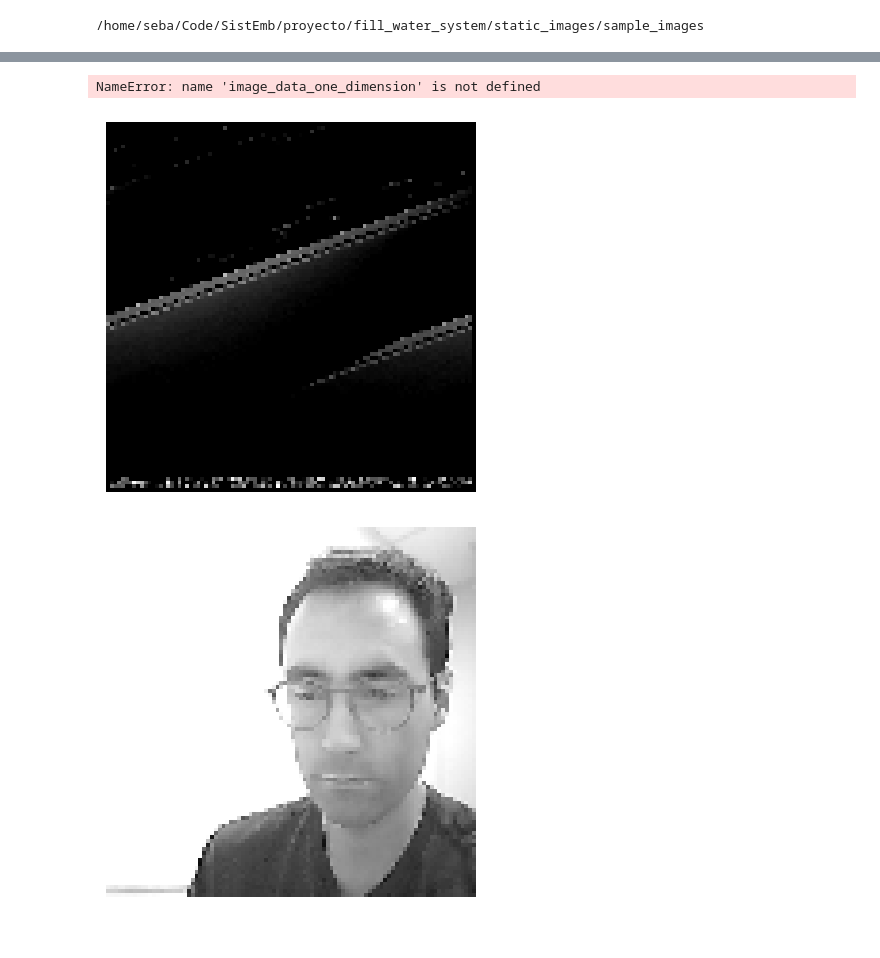
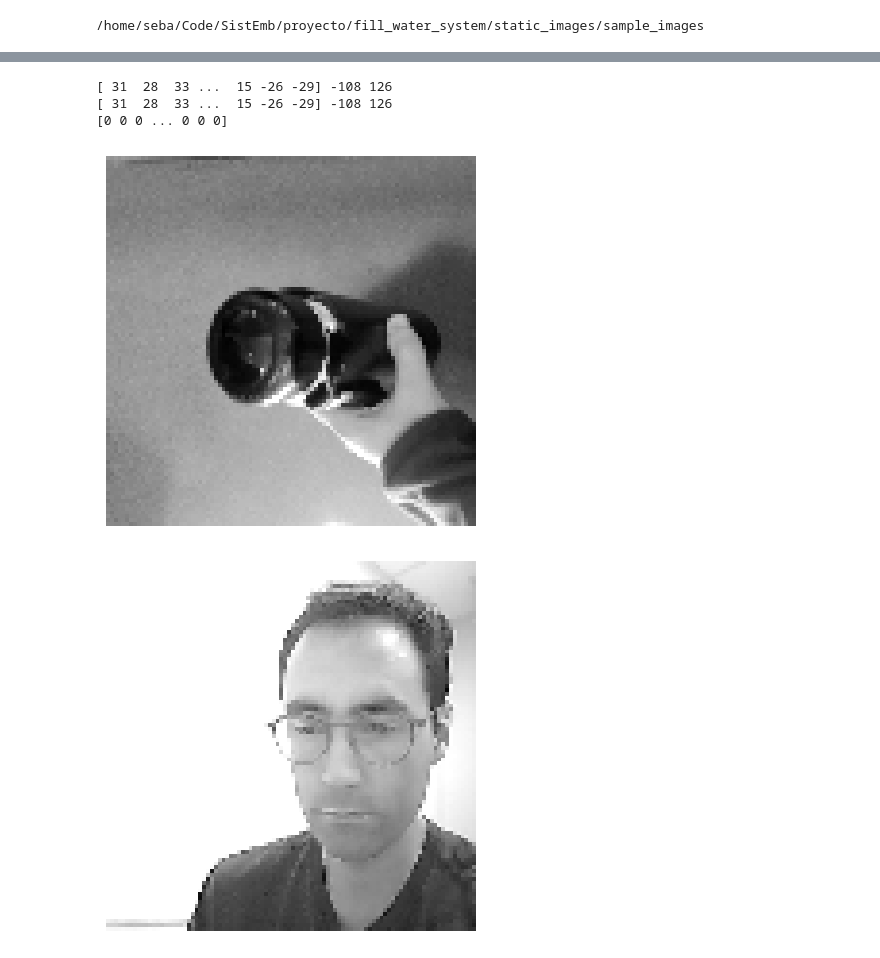
Before and after one commit to Sladon/fill_water_system, a Jupyter notebook: image.ipynb, the cells around one changed output, grey strips where cells are left out. Cells and saved outputs as stored; diff of their text form; code cells hidden in the pictures.

```diff
--- a/image.ipynb
+++ b/image.ipynb
@@ -13,7 +13,7 @@ from PIL import Image
 import io
 import os
 # %%
-WIDTH, HEIGHT = 98, 98
+WIDTH, HEIGHT = 96, 96
 # %%
 current_path = os.getcwd()
 images_path = current_path+'/static_images/sample_images'
@@ -83,16 +89,19 @@ len(dec_img)
 # %%
 print(image_data_one_dimension, min(image_data_one_dimension), max(image_data_one_dimension))
 print(dec_img, min(dec_img), max(dec_img))
+print(image_data_one_dimension - dec_img)
 # %% [output]
-NameError: name 'image_data_one_dimension' is not defined
+[ 31  28  33 ...  15 -26 -29] -108 126
+[ 31  28  33 ...  15 -26 -29] -108 126
+[0 0 0 ... 0 0 0]
 # %%
 for vals in [dec_img,]:
     image = get_image(vals)
-    plt.imshow(image, cmap='gray', vmin=0, vmax=np.max(image))
+    plt.imshow(image_data, cmap='gray')
     plt.axis('off')
     plt.show()
 # %% [output]
-[figure, old version]
+[figure, new version]
 # %%
 
 try:
```
Also changed, not shown: parts of 4 cells of this notebook, 18 other files.
